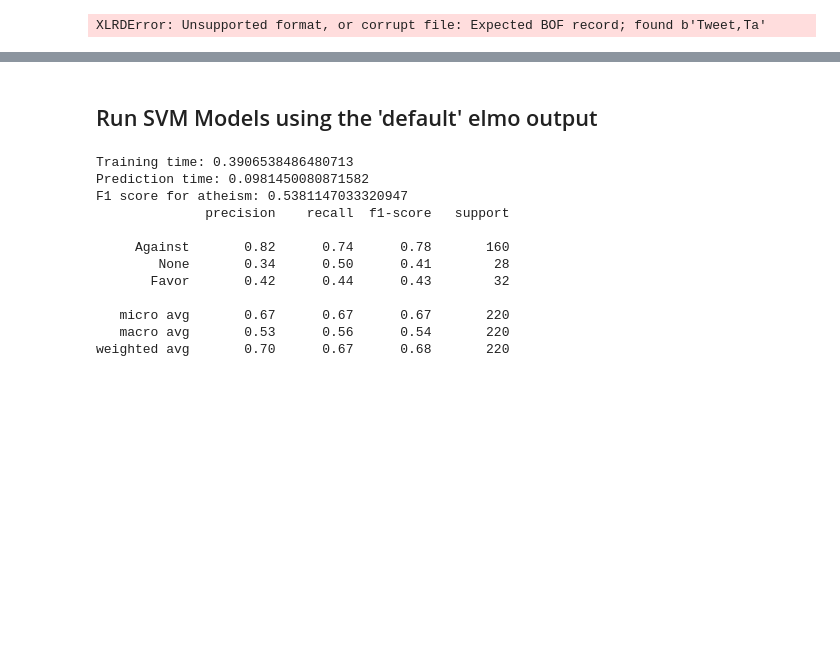
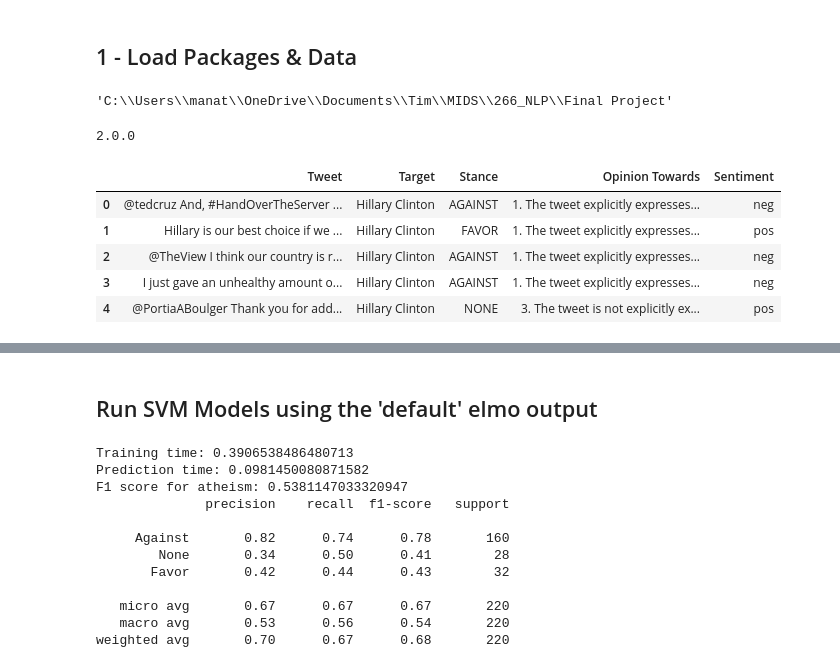
Before and after one commit to timspit/w266_final_project, a Jupyter notebook: ELMo SVM Model-TimCopy.ipynb, the cells around one changed output, grey strips where cells are left out. Cells and saved outputs as stored; diff of their text form; code cells hidden in the pictures; blank space fills up the shorter version.

```diff
--- a/ELMo SVM Model-TimCopy.ipynb
+++ b/ELMo SVM Model-TimCopy.ipynb
@@ -1,28 +5,47 @@
+# %% [markdown]
+## 1 - Load Packages & Data
 # %%
+# Data objects
 import pandas as pd
 import numpy as np
+from scipy.sparse import csr_matrix, hstack
+from collections import Counter
+
+# Text Manipulation
+import re
+import string
+
+# Timing
+import time
+
+# Feature Extraction
+from sklearn.feature_extraction.text import CountVectorizer
+
+# Models
+from sklearn.svm import SVC
+from sklearn.linear_model import LogisticRegression
+from sklearn.tree import DecisionTreeClassifier
+from sklearn.model_selection import GridSearchCV
+
+# Metrics
+from sklearn import metrics #f1_score, classification_report, confusion_matrix, roc_auc_score
 from sklearn.metrics import f1_score
-import time
-import re
-import tensorflow as tf
-import tensorflow_hub as hub
-from sklearn.svm import SVC
+from sklearn.metrics import confusion_matrix, classification_report
+
+# Plots
+import matplotlib.pyplot as plt
+%matplotlib inline
+import seaborn as sns
+
+# Data/Directory
 import pickle
 import os
-from sklearn.metrics import confusion_matrix, classification_report
-import matplotlib.pyplot as plt
-from sklearn.model_selection import GridSearchCV
-import string
-%matplotlib inline
 
-path = "C:/Users/manat/OneDrive/Documents/Tim/MIDS/266_NLP/Final Project"
+# Path
+path = "/Users/manat/OneDrive/Documents/Tim/MIDS/266_NLP/Final Project"
 #path = "/Users/alexdessouky/Desktop/MIDS/w266"
 os.chdir(path)
 
-#load training data
-twitter_train = pd.read_excel(path + '/StanceDataset/train.csv')
-
-#load test data
-twitter_test = pd.read_excel('./StanceDataset/test.xlsx')
+os.getcwd()
 # %% [output]
-XLRDError: Unsupported format, or corrupt file: Expected BOF record; found b'Tweet,Ta'
+'C:\\Users\\manat\\OneDrive\\Documents\\Tim\\MIDS\\266_NLP\\Final Project'
@@ -28,0 +59,15 @@ XLRDError: Unsupported format, or corrupt file: Expected BOF record; found b'Twe
+# %%
+print(tf.__version__)
+# %% [output]
+2.0.0
+# %%
+#load training data
+twitter_train = pd.read_excel('./StanceDataset/train.xlsx')
+twitter_train.head()
+# %% [output]
+|  | Tweet | Target | Stance | Opinion Towards | Sentiment |
+| 0 | @tedcruz And, #HandOverTheServer ... | Hillary Clinton | AGAINST | 1. The tweet explicitly expresses... | neg |
+| 1 | Hillary is our best choice if we ... | Hillary Clinton | FAVOR | 1. The tweet explicitly expresses... | pos |
+| 2 | @TheView I think our country is r... | Hillary Clinton | AGAINST | 1. The tweet explicitly expresses... | neg |
+| 3 | I just gave an unhealthy amount o... | Hillary Clinton | AGAINST | 1. The tweet explicitly expresses... | neg |
+| 4 | @PortiaABoulger Thank you for add... | Hillary Clinton | NONE | 3. The tweet is not explicitly ex... | pos |
```
Also changed, not shown: parts of 40 cells of this notebook.
